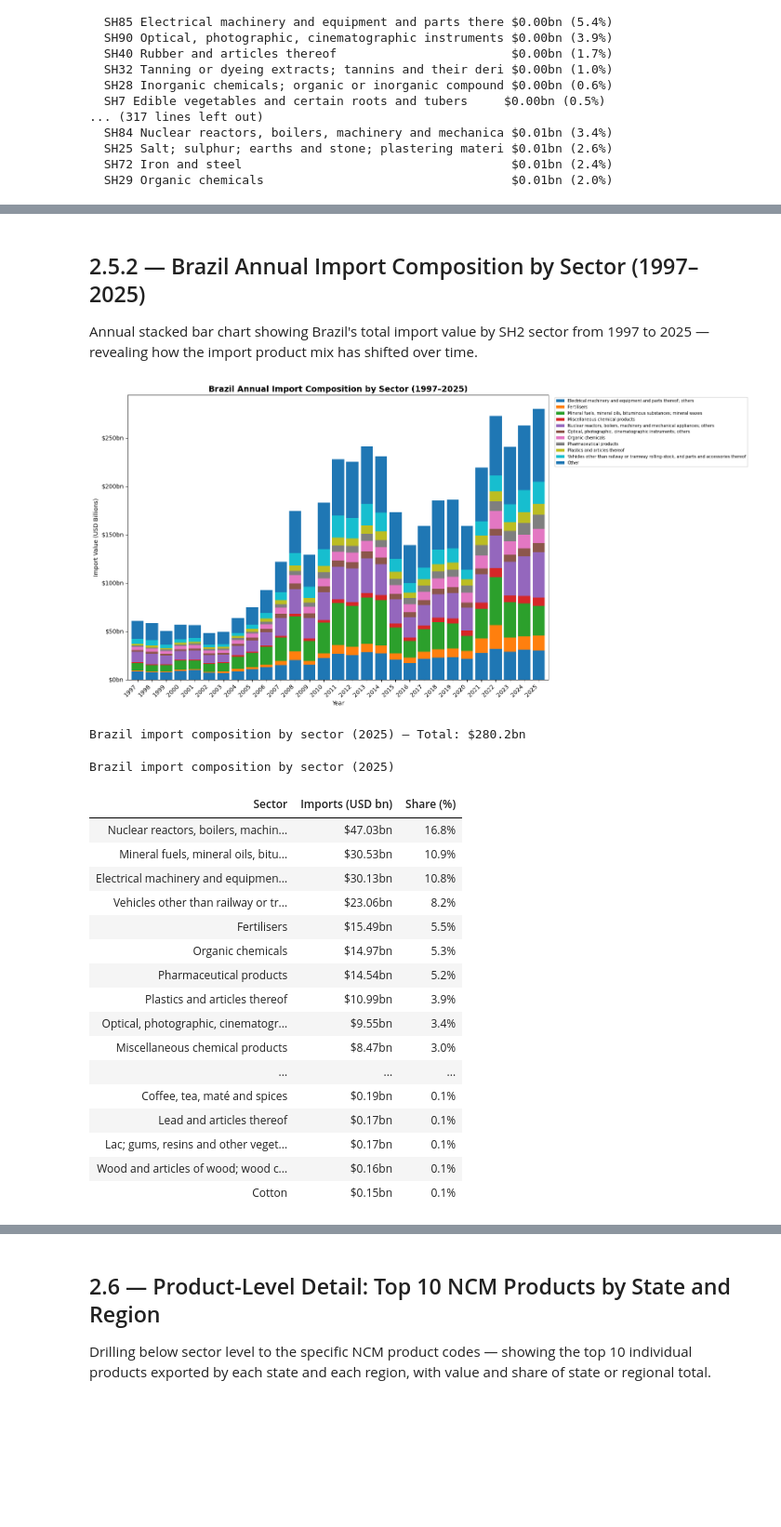
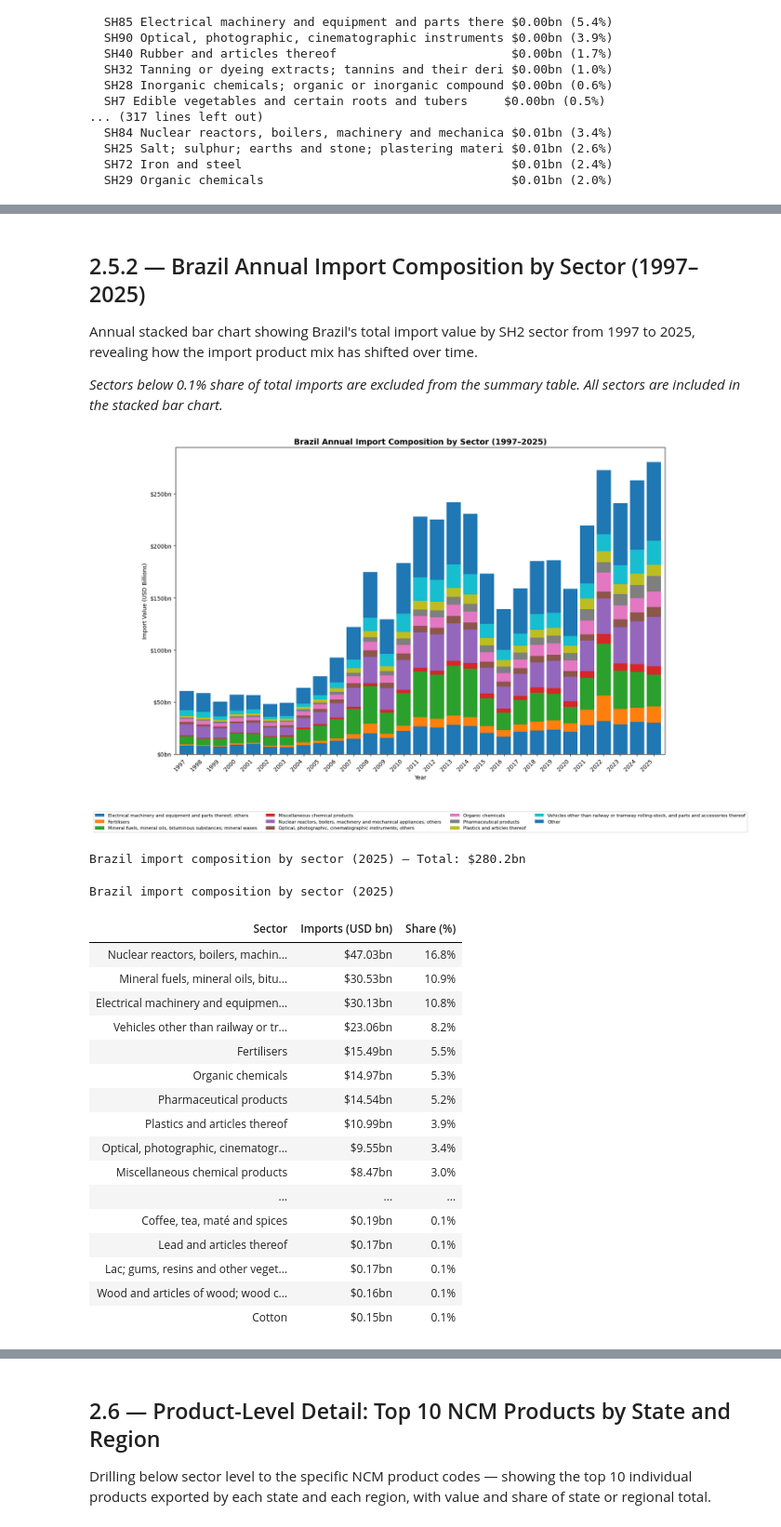
Before and after one commit to Eduardo-kohn/brazil-state-trade-analysis, a Jupyter notebook: SRC/Analysis/step2_state_competitiveness.ipynb, the cells around one changed output, grey strips where cells are left out. Shown at 93% size. Saved outputs shown, nothing was run; the diff lists cells and outputs as text; code cells hidden in the pictures; blank space fills up the shorter version.

```diff
--- a/SRC/Analysis/step2_state_competitiveness.ipynb
+++ b/SRC/Analysis/step2_state_competitiveness.ipynb
@@ -1449,6 +1555,8 @@ Amazonas imports electrical equipment (44.0%, \\$7.06bn), machinery (13.9%) and
 # %% [markdown]
 ## 2.5.2 — Brazil Annual Import Composition by Sector (1997–2025)
-Annual stacked bar chart showing Brazil's total import value by SH2 sector from 1997 to 2025 — revealing how the import product mix has shifted over time.
+Annual stacked bar chart showing Brazil's total import value by SH2 sector from 1997 to 2025, revealing how the import product mix has shifted over time.
+
+*Sectors below 0.1% share of total imports are excluded from the summary table. All sectors are included in the stacked bar chart.*
 # %%
 ## Brazil annual import composition by SH2 sector (1997–MAX_YEAR)
 query_brazil_imp_annual = f"""
@@ -1492,18 +1600,21 @@ cols_ordered = [c for c in df_brazil_imp_pivot.columns if c != 'Other'] + ['Othe
 df_brazil_imp_pivot = df_brazil_imp_pivot[cols_ordered]
 
 ## Plot
-fig, ax = plt.subplots(figsize=(16, 8))
+fig, ax = plt.subplots(figsize=(16, 10))
 df_brazil_imp_pivot.plot(kind='bar', stacked=True, ax=ax, width=0.85)
-
 ax.set_title(f"Brazil Annual Import Composition by Sector (1997–{MAX_YEAR})",
              fontsize=14, fontweight='bold')
 ax.set_xlabel("Year")
 ax.set_ylabel("Import Value (USD Billions)")
 ax.yaxis.set_major_formatter(mticker.FormatStrFormatter('$%.0fbn'))
-
-ax.legend(loc='upper left', fontsize=7, bbox_to_anchor=(1.01, 1))
+ax.legend(
+    loc='upper center',
+    bbox_to_anchor=(0.5, -0.18),
+    ncol=4,
+    fontsize=8,
+    frameon=True
+)
 plt.xticks(rotation=45, ha='right')
-
 plt.tight_layout()
 plt.savefig('output_2_7b_brazil_imp_annual_bar.png', dpi=150, bbox_inches='tight')
 plt.show()
@@ -1524,34 +1635,34 @@ df_imp_annual_display = df_imp_annual_display[df_imp_annual_display['share'] >=
 # Formatting
 df_imp_annual_display = (
     df_imp_annual_display
     .rename(columns={
         'sector'        : 'Sector',
         'imports_usd_bn': 'Imports (USD bn)',
         'share'         : 'Share (%)'
     })
     .reset_index(drop=True)
 )
 
 df_imp_annual_display['Sector'] = df_imp_annual_display['Sector'].str[:55]
 df_imp_annual_display['Imports (USD bn)'] = df_imp_annual_display['Imports (USD bn)'].apply(
     lambda x: f'${x:.2f}bn'
 )
 df_imp_annual_display['Share (%)'] = df_imp_annual_display['Share (%)'].apply(
     lambda x: f'{x:.1f}%'
 )
 
 total = df_brazil_imp_annual[df_brazil_imp_annual['year'] == MAX_YEAR]['imports_usd_bn'].sum()
 
 print(f"\nBrazil import composition by sector ({MAX_YEAR}) — Total: ${total:.1f}bn\n")
 
 display(
     df_imp_annual_display.style
     .set_caption(f"Brazil import composition by sector ({MAX_YEAR})")
     .set_properties(**{'text-align': 'left'})
     .hide(axis='index')
 )
 # %% [output]
-[figure, old version]
+[figure, new version]
 Brazil import composition by sector (2025) — Total: $280.2bn
 Brazil import composition by sector (2025)
 | Sector | Imports (USD bn) | Share (%) |
```
Also changed, not shown: parts of 31 cells of this notebook.
